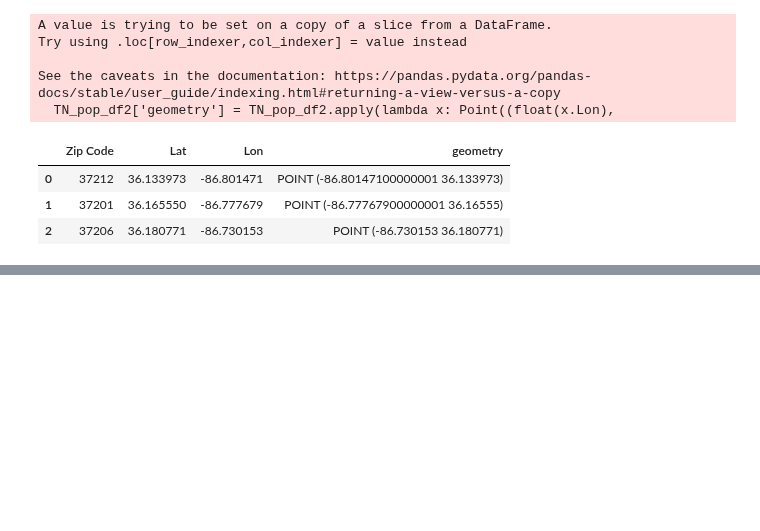
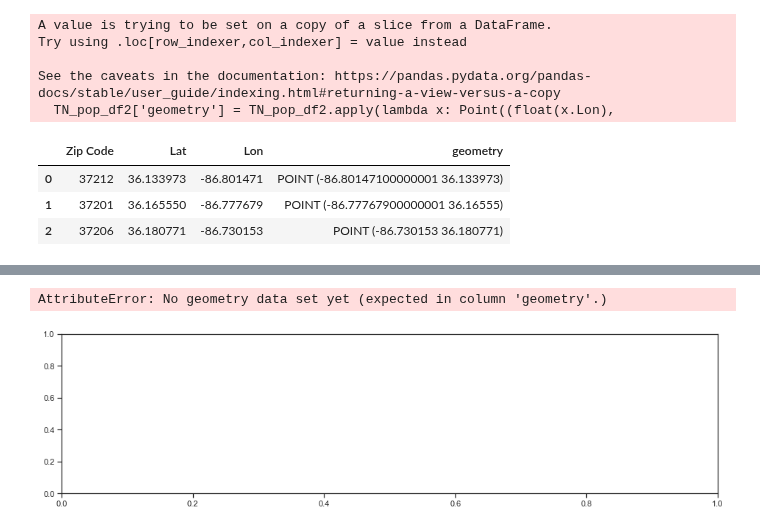
Before and after one commit to Engu12/nash-covid-cases-vaccines-honky_tonkin, a Jupyter notebook: Covid.ipynb, the cells around one changed output, grey strips where cells are left out. Saved outputs shown, nothing was run; the diff lists cells and outputs as text; code cells hidden in the pictures; blank space fills up the shorter version.

```diff
--- a/Covid.ipynb
+++ b/Covid.ipynb
@@ -497,0 +550,5 @@ Vaccine_pop_df=Vaccne_df.merge
+# %%
+#merging vaccine with zipcodes(a geodataframe)
+V_zipcodes = pd.merge(left = zipcodes, right = Vaccine_df,
+                    left_on = 'zip', right_on = 'zipcode')
+V_zipcodes.head(50)
@@ -497,0 +573,4 @@ Vaccine_pop_df=Vaccne_df.merge
+# %%
+#group by object id
+V_zipcodes1 = V_zipcodes.groupby(['objectid'],as_index=False)['Count'].sum()
+V_zipcodes1
@@ -497,0 +595,8 @@ Vaccine_pop_df=Vaccne_df.merge
+# %%
+fig, ax = plt.subplots(figsize=(16,4))
+V_zipcodes1.plot(column = 'Count',
+              ax = ax)
+ax.axis('off');
+# %% [output]
+AttributeError: No geometry data set yet (expected in column 'geometry'.)
+[figure, added]
```
Also changed, not shown: parts of 13 cells of this notebook.
